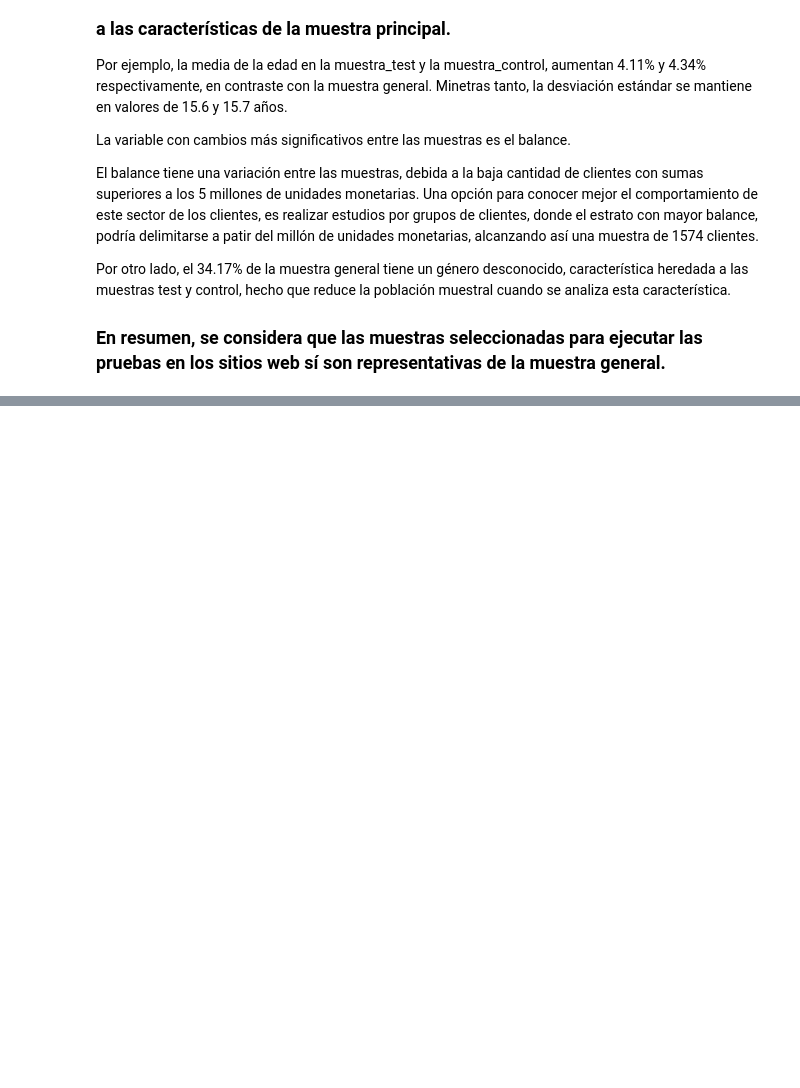
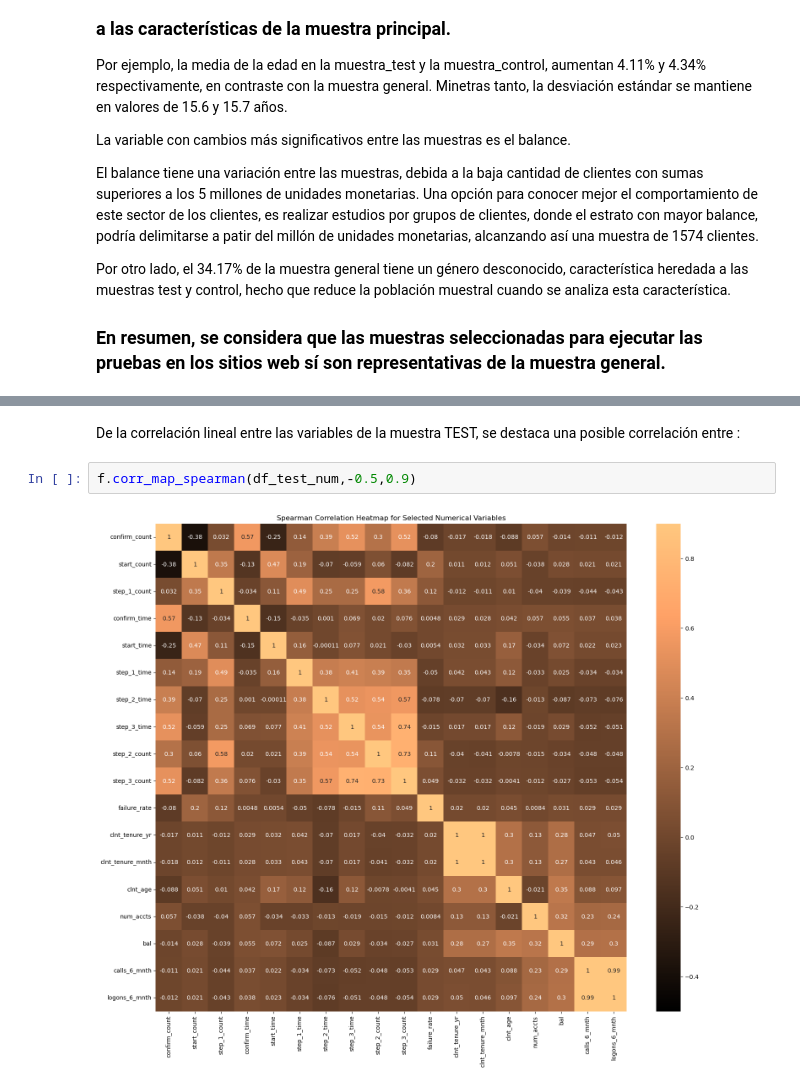
Before and after one commit to estcr/IH-Bank, a Jupyter notebook: main_gerardo.ipynb, the cells around one changed output, grey strips where cells are left out. Saved outputs shown, nothing was run; the diff lists cells and outputs as text; blank space fills up the shorter version.

```diff
--- a/main_gerardo.ipynb
+++ b/main_gerardo.ipynb
@@ -377,0 +385,6 @@ Por otro lado, el 34.17% de la muestra general tiene un género desconocido, car
+# %% [markdown]
+De la correlación lineal entre las variables de la muestra TEST, se destaca una posible correlación entre :
+# %%
+f.corr_map_spearman(df_test_num,-0.5,0.9)
+# %% [output]
+[figure, added]
```
Also changed, not shown: parts of 5 cells of this notebook, 1 other file.
